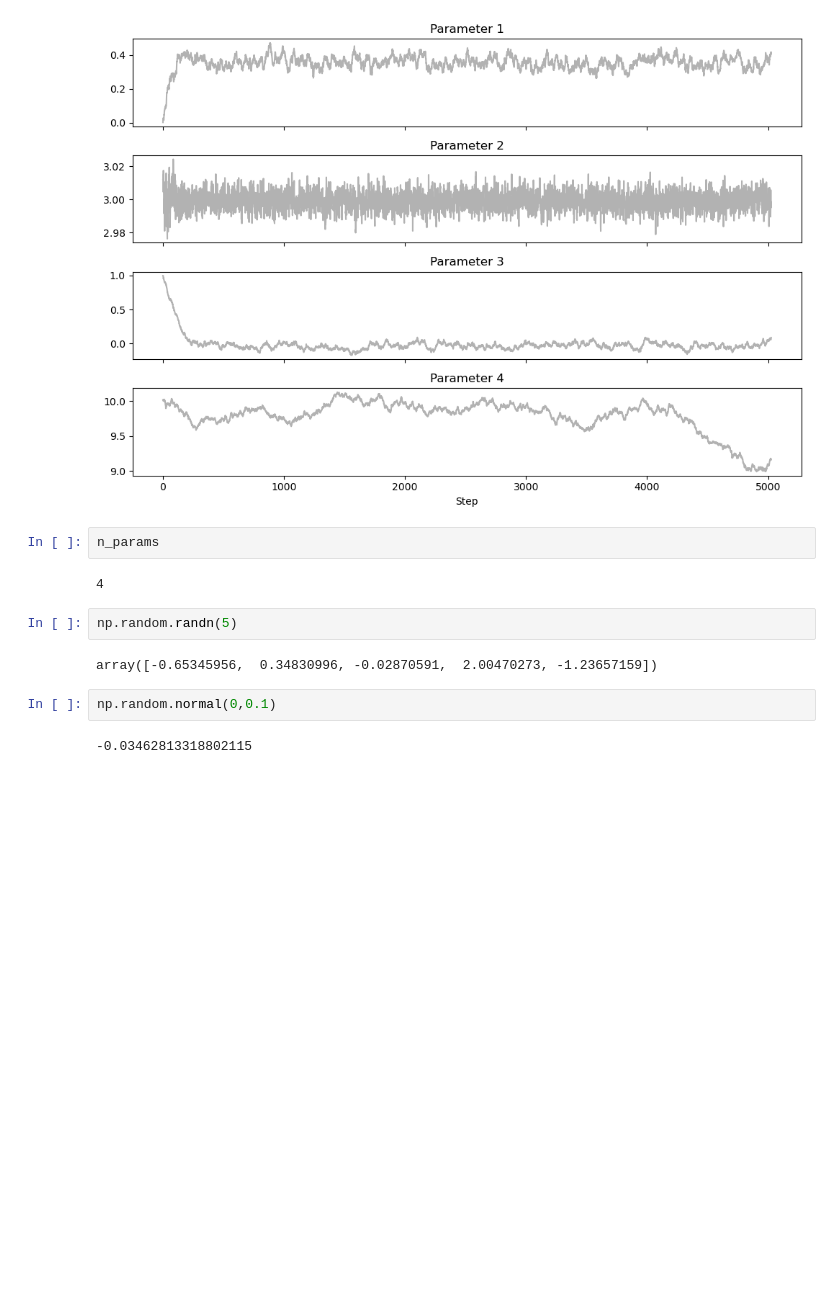
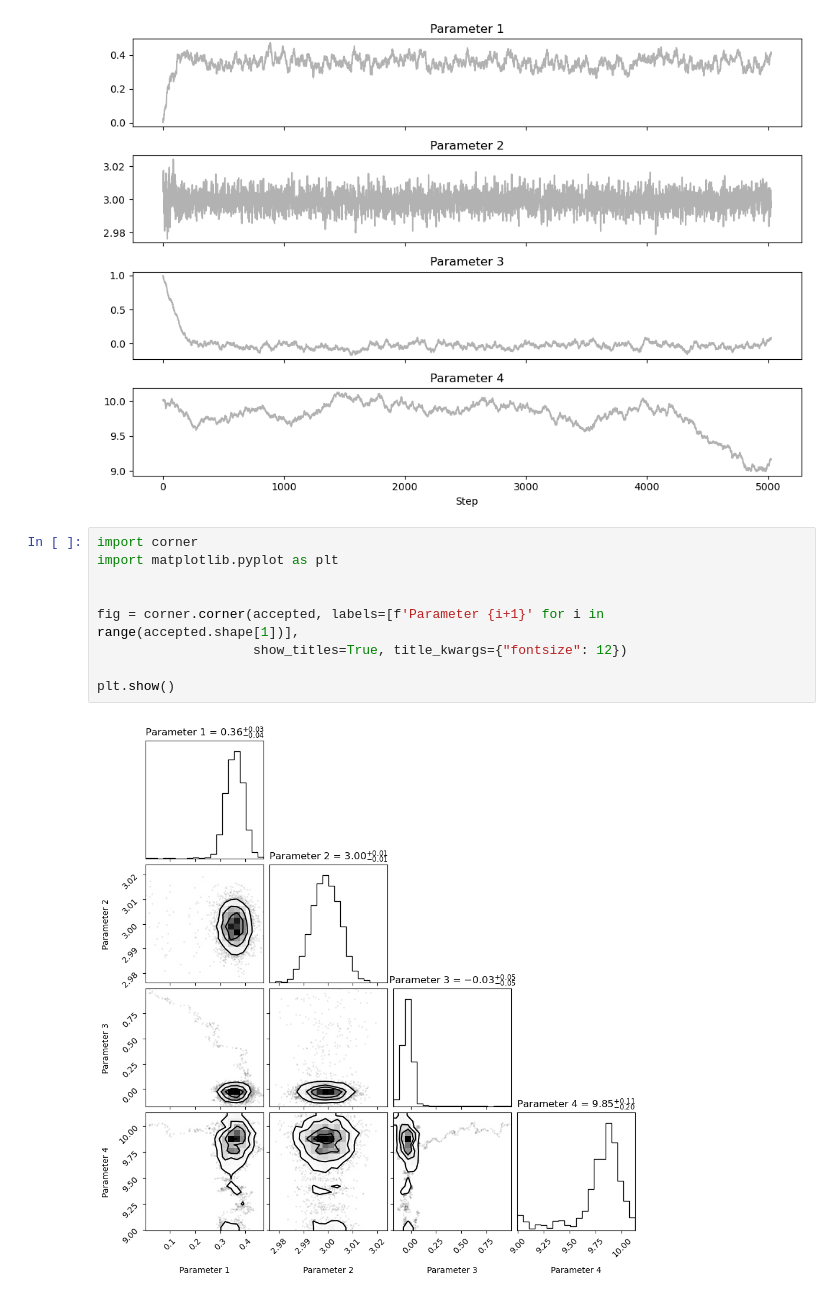
Before and after one commit to yyk1999/Project, a Jupyter notebook: Week4.ipynb, the cells around one changed output. Cells and saved outputs as stored; diff of their text form; blank space fills up the shorter version.

```diff
--- a/Week4.ipynb
+++ b/Week4.ipynb
@@ -99,15 +99,14 @@ plt.tight_layout()
 plt.show()
 # %% [output]
 [figure]
-# %%
-n_params
-# %% [output]
-4
-# %%
-np.random.randn(5)
-# %% [output]
-array([-0.65345956,  0.34830996, -0.02870591,  2.00470273, -1.23657159])
-# %%
-np.random.normal(0,0.1)
-# %% [output]
--0.03462813318802115
+# %%
+import corner
+import matplotlib.pyplot as plt
+
+
+fig = corner.corner(accepted, labels=[f'Parameter {i+1}' for i in range(accepted.shape[1])],
+                    show_titles=True, title_kwargs={"fontsize": 12})
+
+plt.show()
+# %% [output]
+[figure, added]
```
Also changed, not shown: parts of 1 cell of this notebook.
